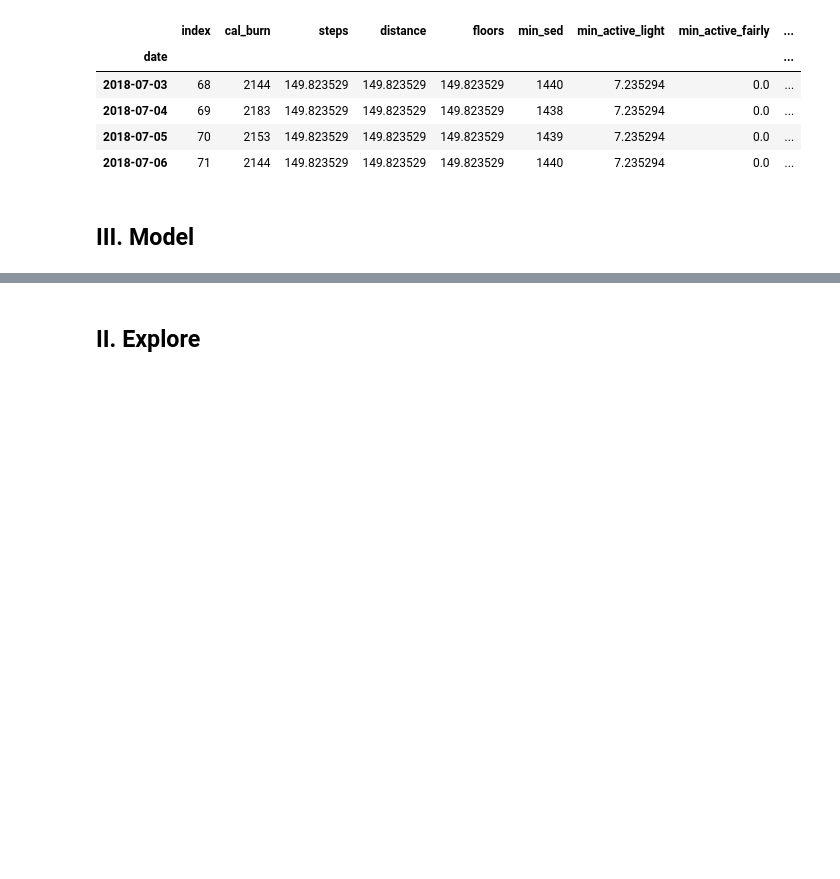
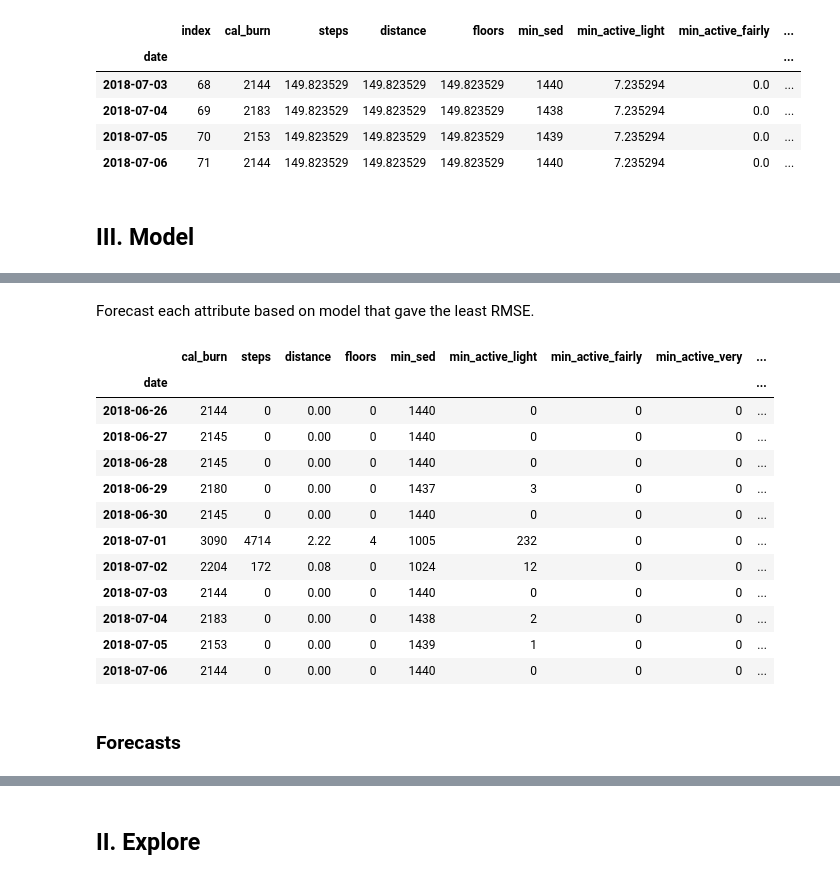
Before and after one commit to BlancoRD/Fitbit-Time-Series, a Jupyter notebook: setup.ipynb, the cells around one changed output, grey strips where cells are left out. Saved outputs shown, nothing was run; the diff lists cells and outputs as text; code cells hidden in the pictures; blank space fills up the shorter version.

Commit message:
setup and model

```diff
--- a/setup.ipynb
+++ b/setup.ipynb
@@ -438,0 +297,25 @@ predictions["rmse_holtes"] = math.sqrt(metrics.mean_squared_error(predictions.ca
+# %% [markdown]
+Forecast each attribute based on model that gave the least RMSE.
+# %%
+new_train = train[:"2018-06-25"]
+
+new_test = df.copy()
+new_test = acquire.set_date_as_index(new_test).loc["2018-06-26":"2018-07-06"]
+# %%
+new_test
+# %% [output]
+|  | cal_burn | steps | distance | floors | min_sed | min_active_light | min_active_fairly | min_active_very | ... |
+| date |  |  |  |  |  |  |  |  | ... |
+| 2018-06-26 | 2144 | 0 | 0.00 | 0 | 1440 | 0 | 0 | 0 | ... |
+| 2018-06-27 | 2145 | 0 | 0.00 | 0 | 1440 | 0 | 0 | 0 | ... |
+| 2018-06-28 | 2145 | 0 | 0.00 | 0 | 1440 | 0 | 0 | 0 | ... |
+| 2018-06-29 | 2180 | 0 | 0.00 | 0 | 1437 | 3 | 0 | 0 | ... |
+| 2018-06-30 | 2145 | 0 | 0.00 | 0 | 1440 | 0 | 0 | 0 | ... |
+| 2018-07-01 | 3090 | 4714 | 2.22 | 4 | 1005 | 232 | 0 | 0 | ... |
+| 2018-07-02 | 2204 | 172 | 0.08 | 0 | 1024 | 12 | 0 | 0 | ... |
+| 2018-07-03 | 2144 | 0 | 0.00 | 0 | 1440 | 0 | 0 | 0 | ... |
+| 2018-07-04 | 2183 | 0 | 0.00 | 0 | 1438 | 2 | 0 | 0 | ... |
+| 2018-07-05 | 2153 | 0 | 0.00 | 0 | 1439 | 1 | 0 | 0 | ... |
+| 2018-07-06 | 2144 | 0 | 0.00 | 0 | 1440 | 0 | 0 | 0 | ... |
+# %% [markdown]
+### Forecasts
```
Also changed, not shown: parts of 62 cells of this notebook, 1 other file.
